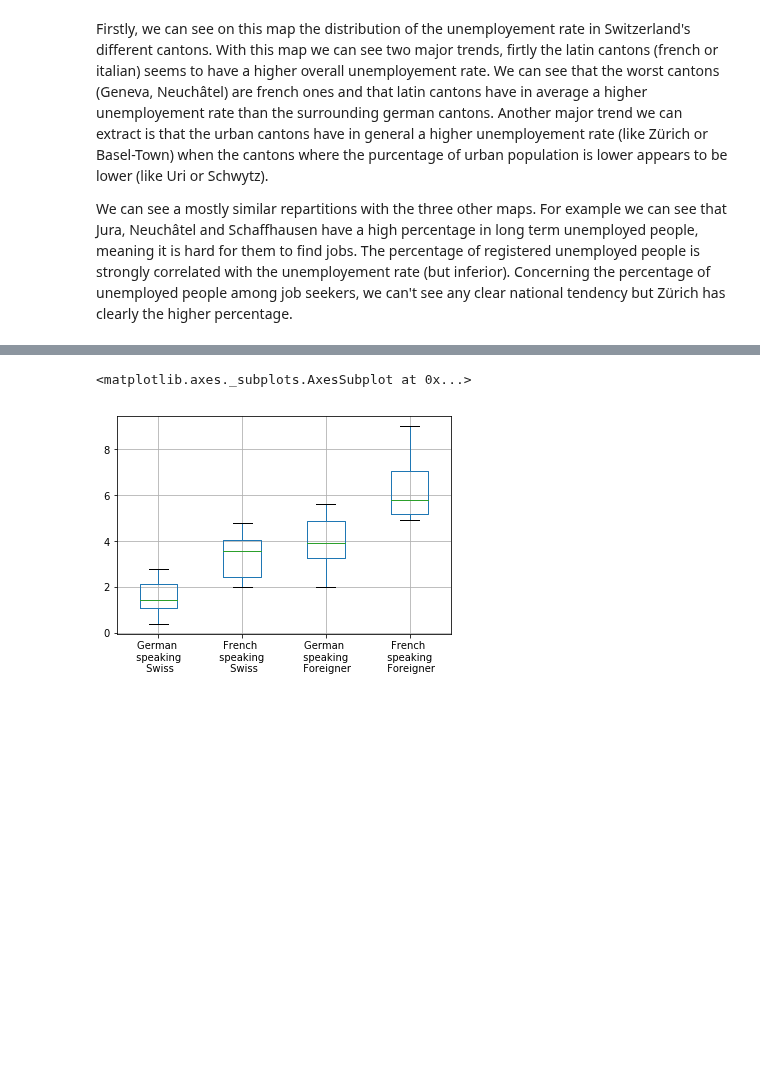
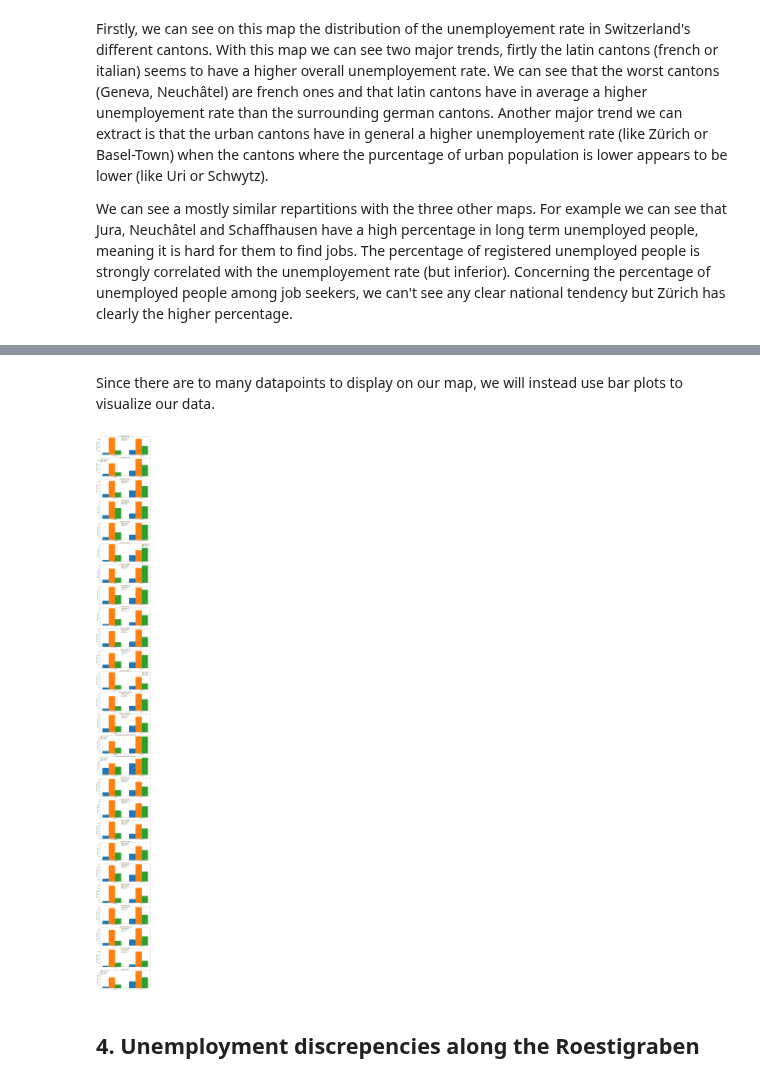
Before and after one commit to sbeuret/ADAProject_Bacsa_Beuret_Santarelli, a Jupyter notebook: 03 - Interactive Viz/Homework3.ipynb, the cells around one changed output, grey strips where cells are left out. Saved outputs shown, nothing was run; the diff lists cells and outputs as text; code cells hidden in the pictures; blank space fills up the shorter version.

Commit message:
manual merge of age group part

```diff
--- a/03 - Interactive Viz/Homework3.ipynb
+++ b/03 - Interactive Viz/Homework3.ipynb
@@ -403,14 +374,27 @@ Load and clean data
 # %%
+# read csv and name columns with right names
+#data_path = os.path.join(os.path.dirname(os.getcwd()),'03 - Interactive Viz','Data','data_3.csv')
+data_path = os.path.join(os.path.dirname(os.getcwd()),'Homework3','Data','data_3.csv')
+
 swiss_foreign_unemployment = pd.read_csv(data_path, skiprows=[0], encoding='utf-16le')
 swiss_foreign_unemployment = swiss_foreign_unemployment.drop(['Mois'], axis=1)
-
 new_column_names = swiss_foreign_unemployment.values[0]
 old_column_names = swiss_foreign_unemployment.columns.values
-
 for i in range(2,5):
     swiss_foreign_unemployment = swiss_foreign_unemployment.rename(columns={old_column_names[i]: new_column_names[i]})
 
+# drop useless data
 swiss_foreign_unemployment = swiss_foreign_unemployment.drop([0], axis=0)
 swiss_foreign_unemployment = swiss_foreign_unemployment.drop(swiss_foreign_unemployment.columns[[3,5]], axis=1)
 swiss_foreign_unemployment = swiss_foreign_unemployment.loc[:,~swiss_foreign_unemployment.columns.duplicated()]
 swiss_foreign_unemployment['Taux de chômage']=swiss_foreign_unemployment['Taux de chômage'].astype(float)
+
+# add canton ID to dataframe from json
+topo_json_data = json.load(open(canton_topo_path))
+N_canton = len(topo_json_data['objects']['cantons']['geometries'])
+swiss_foreign_unemployment['id'] = swiss_foreign_unemployment['Canton']
+for i in range(N_canton):
+    for j in range(2):
+        swiss_foreign_unemployment.set_value(2*i+j+1,'id',topo_json_data['objects']['cantons']['geometries'][i]['id'])
+
+swiss_foreign_unemployment
@@ -445,3 +482,50 @@ Part with age differences
+# %% [markdown]
+Since there are to many datapoints to display on our map, we will instead use bar plots to visualize our data.
+# %%
+# get Canton names
+Cantons = suisses['Canton'].reset_index(drop=True)
+n_cantons = len(Cantons)
+
+f, axarr = plt.subplots(n_cantons, figsize=(10,100), squeeze=False)
+
+# for all cantons
+for i_canton in range(n_cantons):
+
+    # get relevant data for canton
+    canton = swiss_foreign_age[swiss_foreign_age['Canton'] == Cantons[i_canton]]
+    canton = canton[canton['Groupe d\'âge'] != 'Total']
+    unemployed = canton['Chômeurs inscrits']
+    nationality = canton['Nationalité']
+    age_group = canton['Groupe d\'âge']
+
+    # plot per nationality for age groups
+    conditions = np.unique(age_group.values)
+    categories = np.unique(nationality.values)
+
+    # assign to bars
+    space = 0.3
+    n = len(conditions)
+    width = (1 - space) / (len(conditions))
+    for i,cond in enumerate(conditions):
+        vals = unemployed[age_group.values == cond]
+        pos = [j - (1 - space) / 2. + i * width for j in range(1,len(categories)+1)]
+        axarr[i_canton,0].bar(pos, vals, width=width, label=cond)
+
+    # bar plot cosmetics
+    axarr[i_canton,0].set_title("Chômage de " + Cantons[i_canton])
+    axarr[i_canton,0].set_ylabel("Nombre de chômeurs")
+    handles, labels = axarr[i_canton,0].get_legend_handles_labels()
+    axarr[i_canton,0].legend(handles[::-1], labels[::-1])
+    indeces = range(1, len(categories)+1)
+    axarr[i_canton,0].set_xticks(indeces)
+    axarr[i_canton,0].set_xticklabels(categories)
+
+plt.tight_layout()
+plt.show()
+# %% [output]
+[figure, added]
+# %% [markdown]
+## 4. Unemployment discrepencies along the Roestigraben
 # %%
 region=pd.Series(['A','A','A','A','A','A','A','A','A','R','A','A','A','A','A','A','A','A','A','A','A','R','R','R','R','R'])
 suisses['Region']=region
@@ -458,6 +542,3 @@ total_cantons['German \n speaking \n Foreigner']=etrangers[etrangers['Region'] =
 total_cantons['French \n speaking \n Foreigner']=etrangers[etrangers['Region'] == 'R']['Taux de chômage'].reset_index(drop=True)
 
 total_cantons.boxplot()
-# %% [output]
-<matplotlib.axes._subplots.AxesSubplot at 0x...>
-[figure, removed]
```
Also changed, not shown: parts of 18 cells of this notebook.
